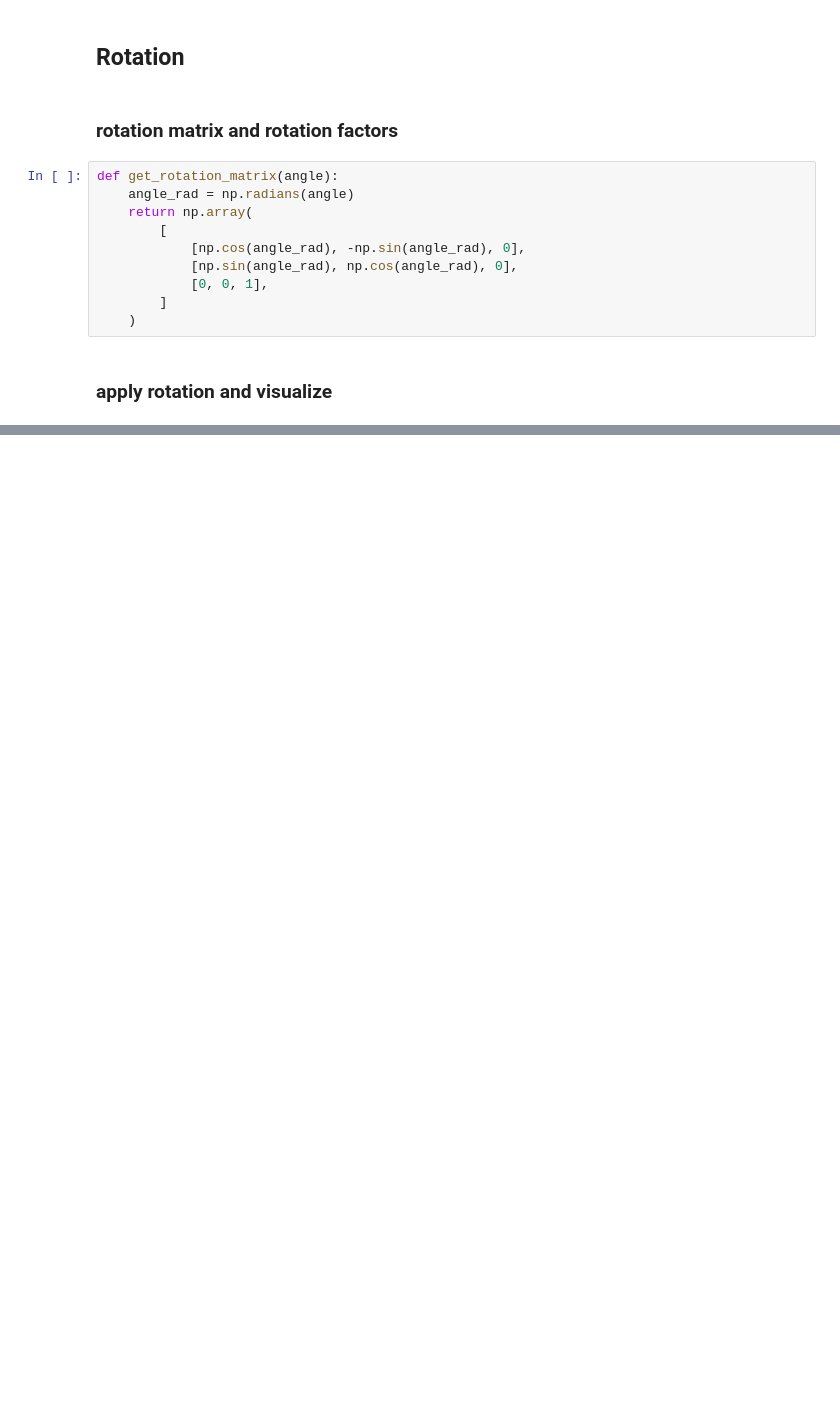
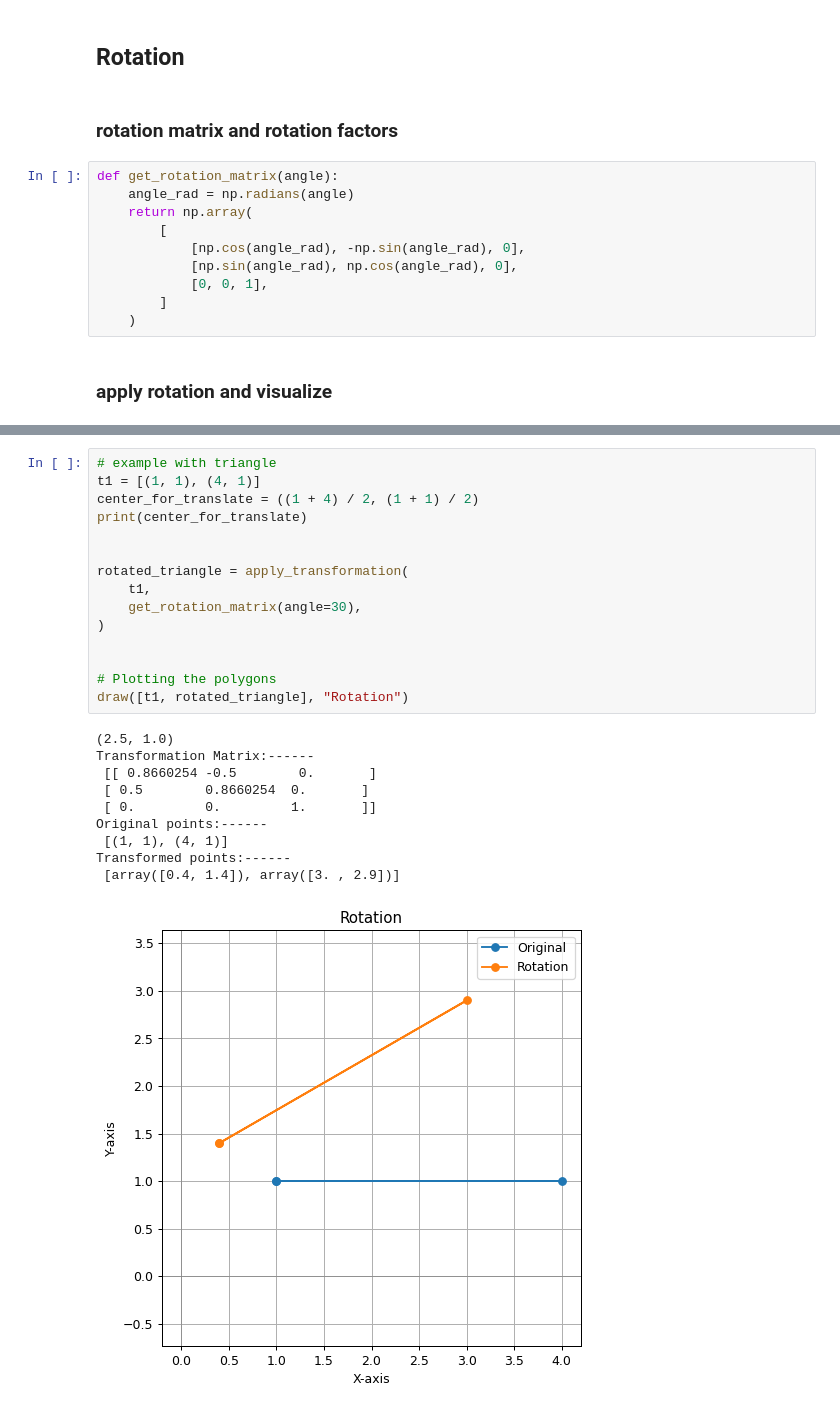
Before and after one commit to Shnku/pythoning_stuff, a Jupyter notebook: cg_algo/transformation.ipynb, the cells around one changed output, grey strips where cells are left out. Drawn from its saved outputs; the diff is of its cells as text; blank space fills up the shorter version.

```diff
--- a/cg_algo/transformation.ipynb
+++ b/cg_algo/transformation.ipynb
@@ -155,0 +253,26 @@ Transformed points:------
+# %%
+# example with triangle
+t1 = [(1, 1), (4, 1)]
+center_for_translate = ((1 + 4) / 2, (1 + 1) / 2)
+print(center_for_translate)
+
+
+rotated_triangle = apply_transformation(
+    t1,
+    get_rotation_matrix(angle=30),
+)
+
+
+# Plotting the polygons
+draw([t1, rotated_triangle], "Rotation")
+# %% [output]
+(2.5, 1.0)
+Transformation Matrix:------
+ [[ 0.8660254 -0.5        0.       ]
+ [ 0.5        0.8660254  0.       ]
+ [ 0.         0.         1.       ]]
+Original points:------
+ [(1, 1), (4, 1)]
+Transformed points:------
+ [array([0.4, 1.4]), array([3. , 2.9])]
+[figure, added]
```
Also changed, not shown: parts of 11 cells of this notebook.
